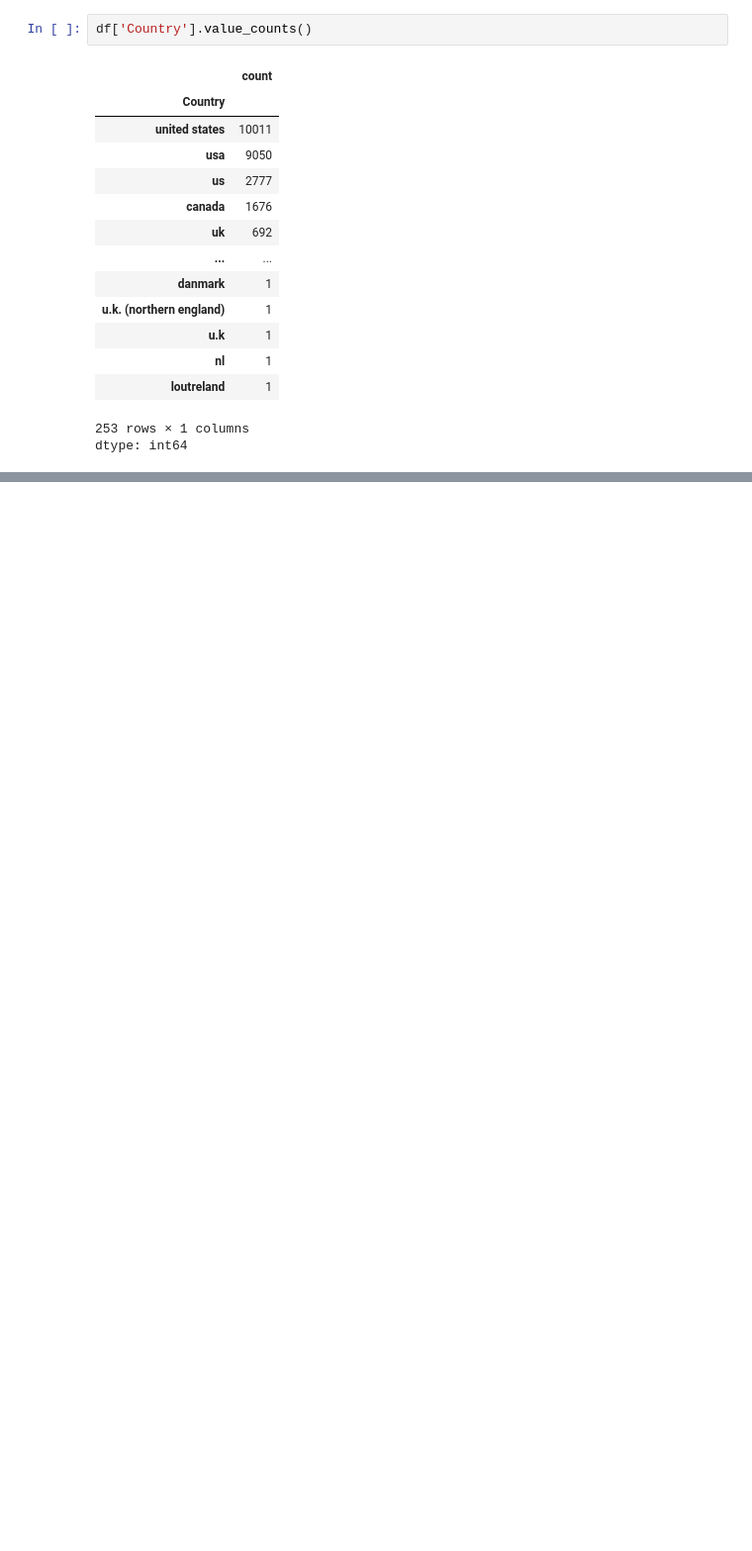
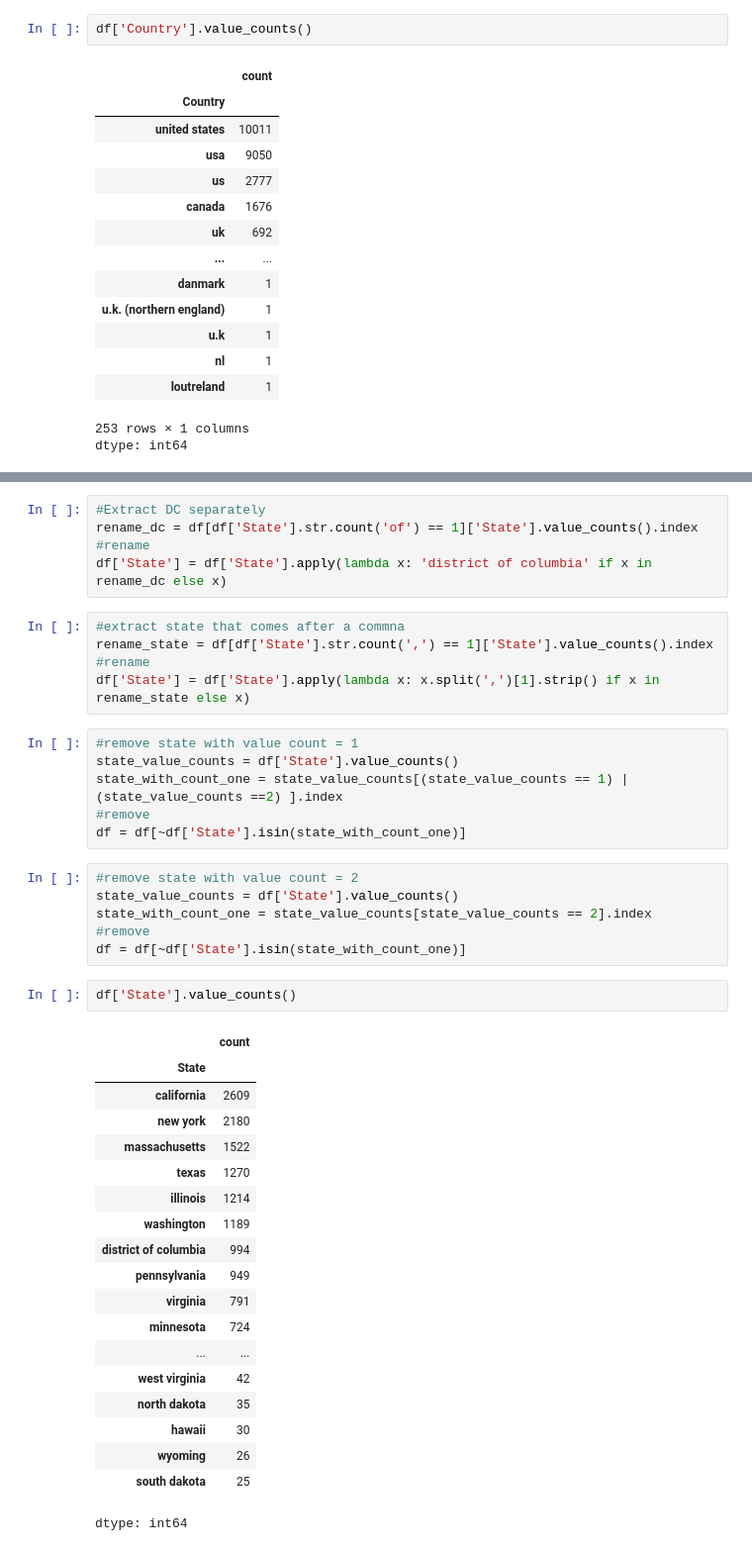
Before and after one commit to hamydang16/Data-Analysis, a Jupyter notebook: Data_cleaning.ipynb, the cells around one changed output, grey strips where cells are left out. Shown at 99% size. Saved outputs shown, nothing was run; the diff lists cells and outputs as text; blank space fills up the shorter version.

Commit message:
State cleaning

```diff
--- a/Data_cleaning.ipynb
+++ b/Data_cleaning.ipynb
@@ -378,0 +478,44 @@ Index(['canda', 'taiwan', 'zimbabwe', 'estonia', 'i.s.', 'bulgaria',
+# %%
+#Extract DC separately
+rename_dc = df[df['State'].str.count('of') == 1]['State'].value_counts().index
+#rename
+df['State'] = df['State'].apply(lambda x: 'district of columbia' if x in rename_dc else x)
+# %%
+#extract state that comes after a commna
+rename_state = df[df['State'].str.count(',') == 1]['State'].value_counts().index
+#rename
+df['State'] = df['State'].apply(lambda x: x.split(',')[1].strip() if x in rename_state else x)
+# %%
+#remove state with value count = 1
+state_value_counts = df['State'].value_counts()
+state_with_count_one = state_value_counts[(state_value_counts == 1) | (state_value_counts ==2) ].index
+#remove
+df = df[~df['State'].isin(state_with_count_one)]
+# %%
+#remove state with value count = 2
+state_value_counts = df['State'].value_counts()
+state_with_count_one = state_value_counts[state_value_counts == 2].index
+#remove
+df = df[~df['State'].isin(state_with_count_one)]
+# %%
+df['State'].value_counts()
+# %% [output]
+|  | count |
+| State |  |
+| california | 2609 |
+| new york | 2180 |
+| massachusetts | 1522 |
+| texas | 1270 |
+| illinois | 1214 |
+| washington | 1189 |
+| district of columbia | 994 |
+| pennsylvania | 949 |
+| virginia | 791 |
+| minnesota | 724 |
+| ... | ... |
+| west virginia | 42 |
+| north dakota | 35 |
+| hawaii | 30 |
+| wyoming | 26 |
+| south dakota | 25 |
+dtype: int64
```
Also changed, not shown: parts of 15 cells of this notebook.
